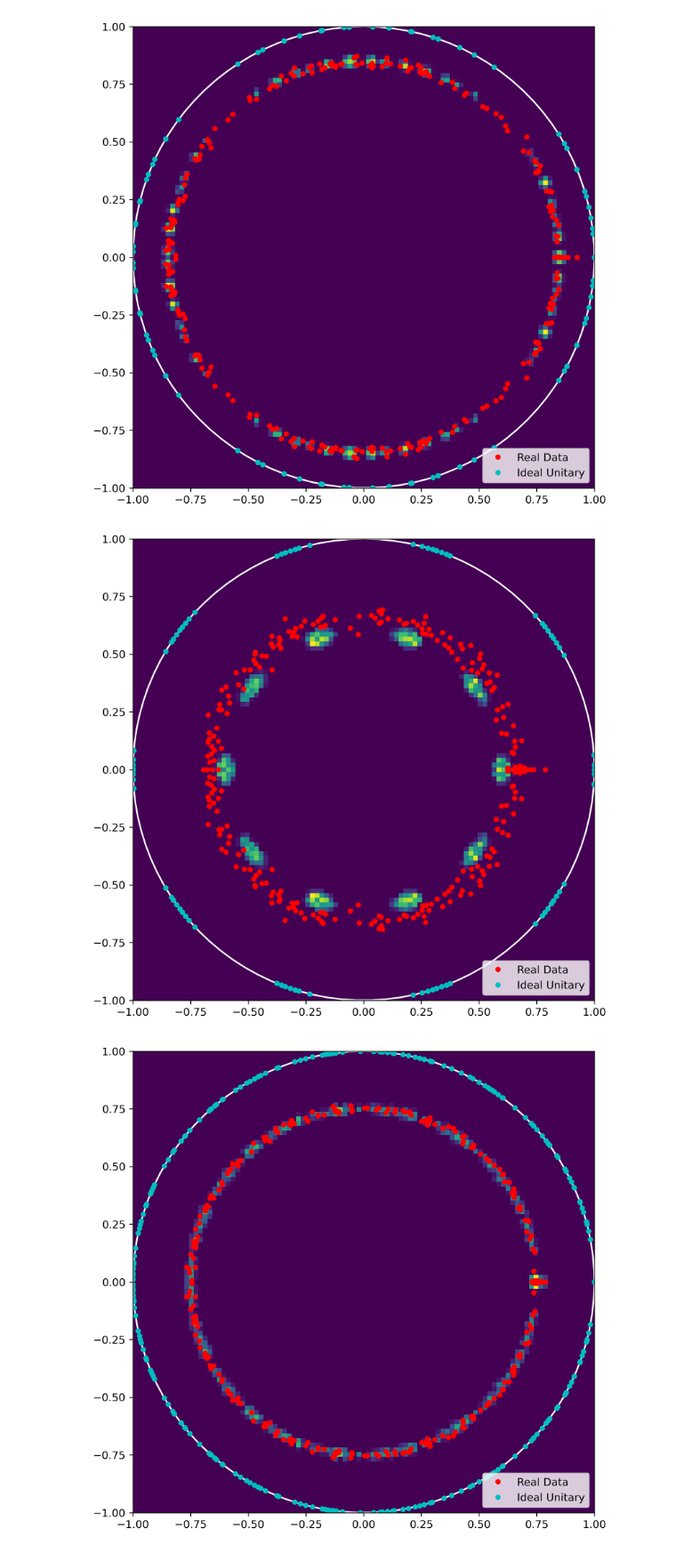
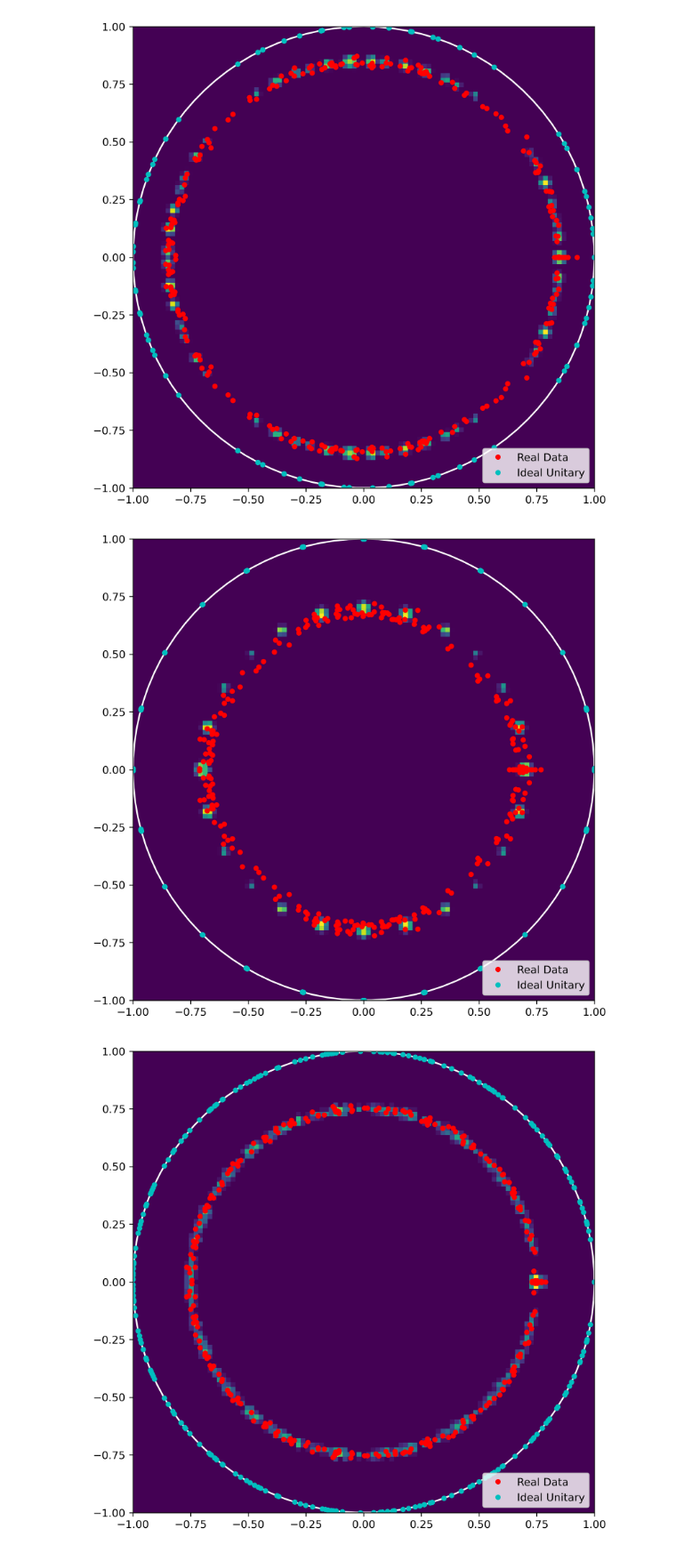
Before and after one commit to KristianWold/experimental-quantum-spectrum, a Jupyter notebook: notebooks/analysis/Clifford Circuit Spectrum, Analysis.ipynb, the cells around one changed output. Shown at 89% size. Saved outputs shown, nothing was run; the diff lists cells and outputs as text; code cells hidden in the pictures.

Commit message:
Add successful run of nairobi medium rerun

```diff
--- a/notebooks/analysis/Clifford Circuit Spectrum, Analysis.ipynb
+++ b/notebooks/analysis/Clifford Circuit Spectrum, Analysis.ipynb
@@ -93,45 +93,45 @@ plt.show()
 # %% [output]
 [figure]
 # %%
-model1 = loader(data_path("nairobi_4qubit_integrable_medium.model"))
+model1 = loader(data_path("nairobi_4qubit_integrable_medium_rerun.model"))
 d = model1.channel.d
 
-np.random.seed(41)
-random.seed(41)
+np.random.seed(47)
+random.seed(47)
 
 circuit = integrable_circuit(4, 4)
 U = circuit_to_matrix(circuit)
 
 channel_unitary = ChoiMapStatic(U, mode="unitary")
-channel_diluted = DilutedKrausMap(U=U, c=0.6, kraus_part=KrausMap(d, rank=10))
+channel_diluted = DilutedKrausMap(U=U, c=0.68, kraus_part=KrausMap(d, rank=8))
 # %%
 np.random.seed(43)
 random.seed(43)
 tf.random.set_seed(43)
 rng = np.random.default_rng(seed=42)
 
-spectrum_resample1 = resample_diluted(channel_diluted, U=U, num_samples = 1)
+spectrum_resample1 = resample_diluted(channel_diluted, U=U, num_samples = 100)
 # %%
 spectrum_model1 = channel_spectrum(model1.channel, use_coords=True)
 spectrum_unitary1 = channel_spectrum(channel_unitary, use_coords=True)
 
 t = np.linspace(0, 2*np.pi, 100)
 circle = [np.sin(t), np.cos(t)]
 
 fig = plt.figure(figsize=(8,8), dpi = 300, facecolor='w', edgecolor='k')
 ax = fig.add_subplot(111)
 ax.set_aspect(1)
 
-#h, bins, _, _ = plt.hist2d(spectrum_resample1[:,0], spectrum_resample1[:,1], bins = np.linspace(-1, 1, 100))
+h, bins, _, _ = plt.hist2d(spectrum_resample1[:,0], spectrum_resample1[:,1], bins = np.linspace(-1, 1, 100))
 plt.plot(*circle, "w")
 plt.plot(spectrum_model1[:,0], spectrum_model1[:,1], "ro", markersize=4)
 plt.plot(spectrum_unitary1[:,0], spectrum_unitary1[:,1], "co", markersize=4)
 
 plt.legend(["_", "Real Data", "Ideal Unitary"], loc="lower right")
 plt.savefig(image_path("integrateble_circuit.pdf"), bbox_inches='tight')
 plt.show()
 # %% [output]
-[figure, old version]
+[figure, new version]
 # %%
 model2 = loader(data_path("nairobi_4qubit_nonintegrable_shallow.model"))
 d = model1.channel.d
```
Also changed, not shown: 28 other files.
